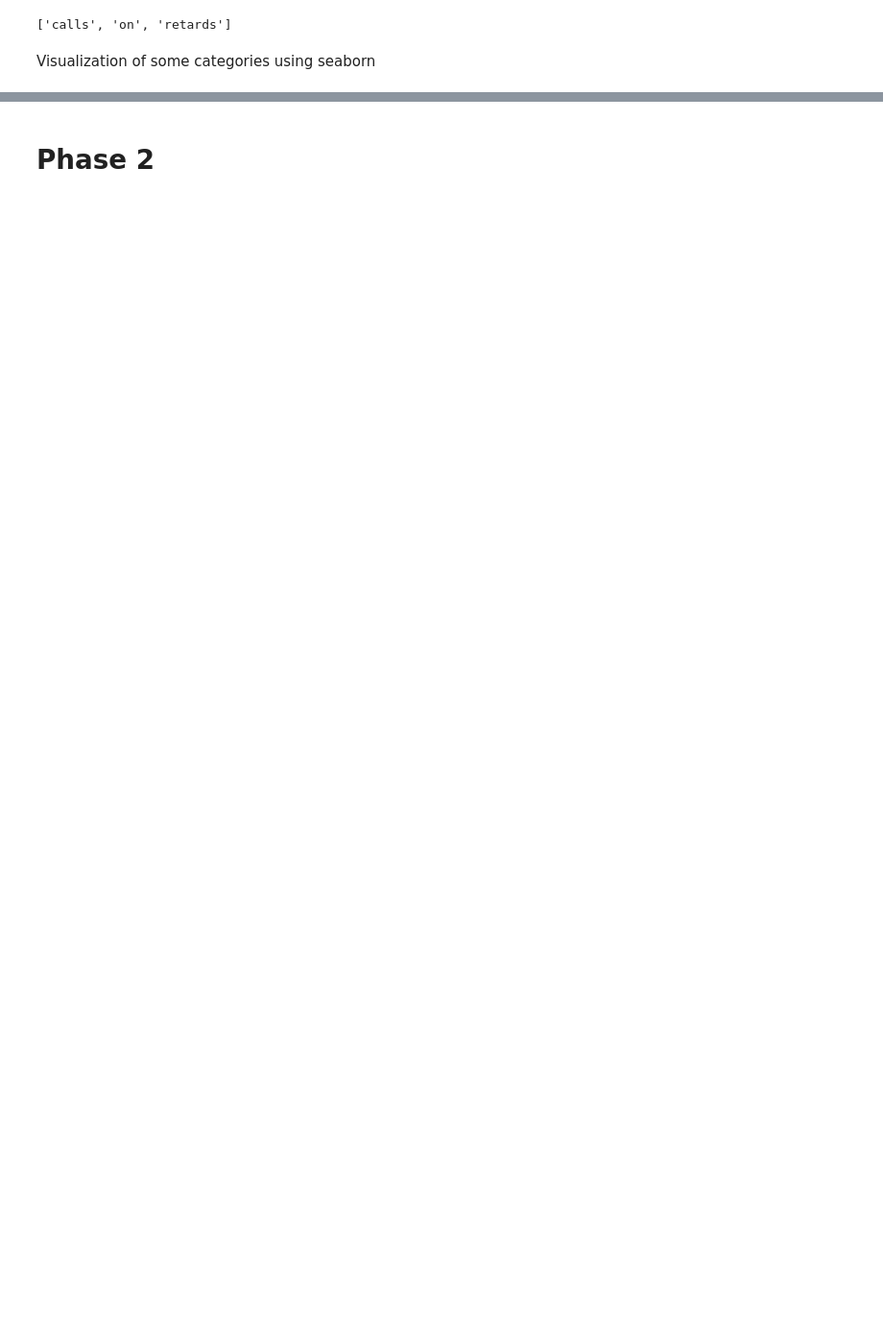
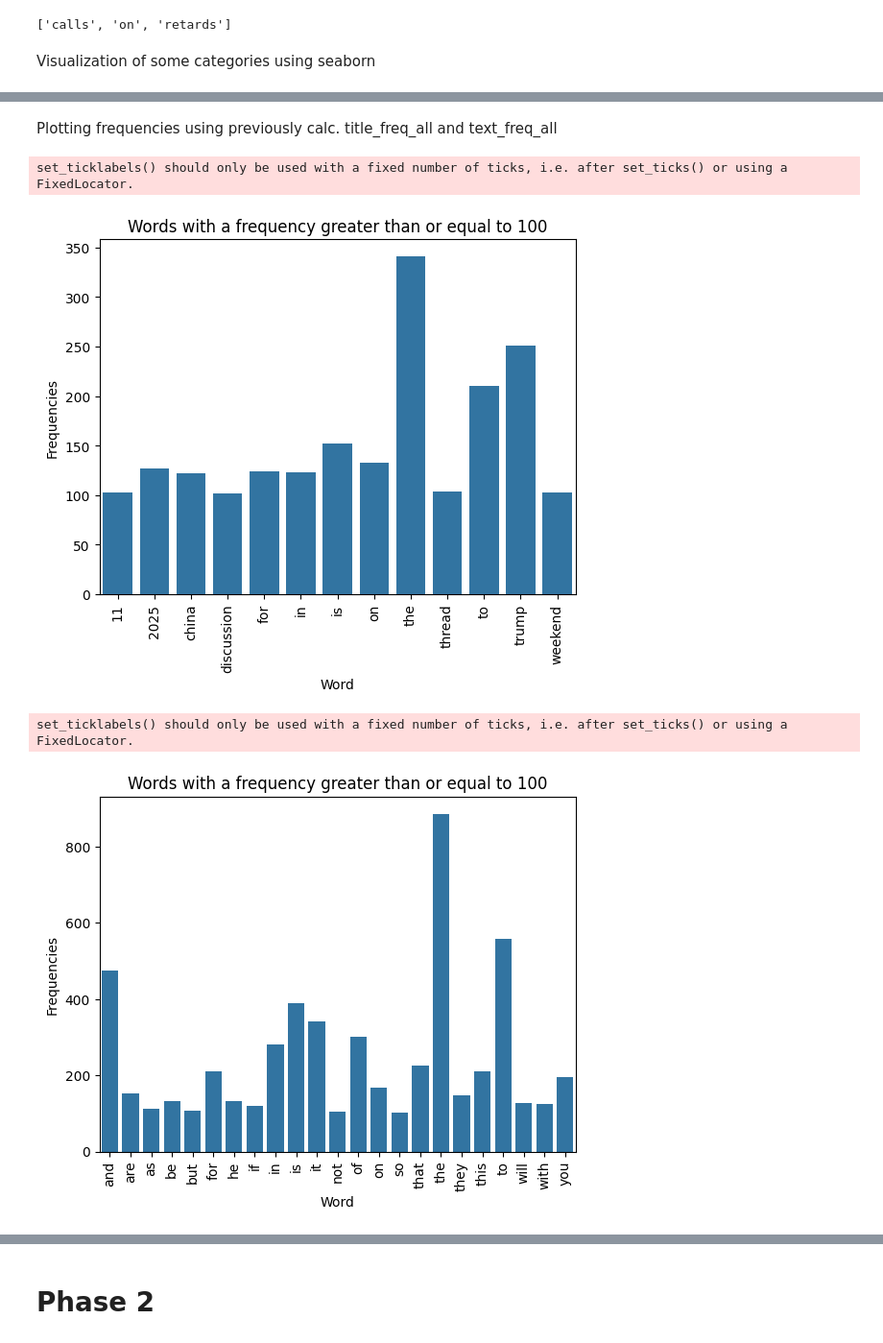
Before and after one commit to saylaa5923/DM2025-Lab1-Exercise, a Jupyter notebook: DM2025-Lab1-Homework.ipynb, the cells around one changed output, grey strips where cells are left out. Shown at 96% size. Drawn from its saved outputs; the diff is of its cells as text; code cells hidden in the pictures; blank space fills up the shorter version.

```diff
--- a/DM2025-Lab1-Homework.ipynb
+++ b/DM2025-Lab1-Homework.ipynb
@@ -187,0 +289,62 @@ plt.show()
+# %% [markdown]
+Plotting frequencies using previously calc. title_freq_all and text_freq_all
+# %%
+
+title_freq_all
+text_freq_all
+
+fig = px.bar(x=count_vect.get_feature_names_out(),
+            y=title_freq_all,
+            labels={'x':'Word', 'y':'Frequency'},
+            title=f"Interactive visualization words to word frequency in title, barplot, already zoomed in")
+fig.update_xaxes(type="category", range=[-0.5, 100.5])
+fig.show()
+fig = px.bar(x=count_vect.get_feature_names_out(),
+            y=text_freq_all,
+            labels={'x':'Word', 'y':'Frequency'},
+            title=f"Interactive visualization words to word frequency in text, barplot, already zoomed in")
+fig.update_xaxes(type="category", range=[-0.5, 100.5])
+fig.show()
+
+#Show words with frequencies higher 100 in title, text respectively
+idx_title = title_freq_all >= 100
+x_val_title = count_vect.get_feature_names_out()[idx_title]
+y_val_title = title_freq_all[idx_title]
+
+idx_text = text_freq_all >= 100
+x_val_text = count_vect.get_feature_names_out()[idx_text]
+y_val_text = text_freq_all[idx_text]
+
+g = sns.barplot(x=x_val_title, y=y_val_title)
+g.set_xticklabels(x_val_title, rotation = 90);
+g.set_title("Words with a frequency greater than or equal to 100")
+g.set_xlabel("Word")
+g.set_ylabel("Frequencies")
+plt.show()
+
+g = sns.barplot(x=x_val_text, y=y_val_text)
+g.set_xticklabels(x_val_text, rotation = 90);
+g.set_title("Words with a frequency greater than or equal to 100")
+g.set_xlabel("Word")
+g.set_ylabel("Frequencies")
+plt.show()
+
+#Use logical or to combine, get indizes and melt the dataframes to visualize
+idx_overall = idx_title | idx_text
+x_val_overall = count_vect.get_feature_names_out()[idx_overall]
+y_val_over_title = title_freq_all[idx_overall]
+y_val_over_text = text_freq_all[idx_overall]
+df_melted = pd.melt(pd.DataFrame({'Word': x_val_overall, 'Title Frequency': y_val_over_title, 'Text Frequency': y_val_over_text}),
+                    "Word", ["Title Frequency", "Text Frequency"], "origin", "Frequency")
+plt.figure(figsize=(16,6))
+sns.barplot(data = df_melted, x="Word", y="Frequency", hue="origin")
+plt.xticks(rotation=90)
+plt.title("Comparison of Words with Frequency >= 100 in either title or text")
+plt.xlabel("Words")
+plt.ylabel("Frequencies")
+plt.show()
+# %% [output]
+set_ticklabels() should only be used with a fixed number of ticks, i.e. after set_ticks() or using a FixedLocator.
+[figure, added]
+set_ticklabels() should only be used with a fixed number of ticks, i.e. after set_ticks() or using a FixedLocator.
+[figure, added]
```
Also changed, not shown: parts of 12 cells of this notebook.
